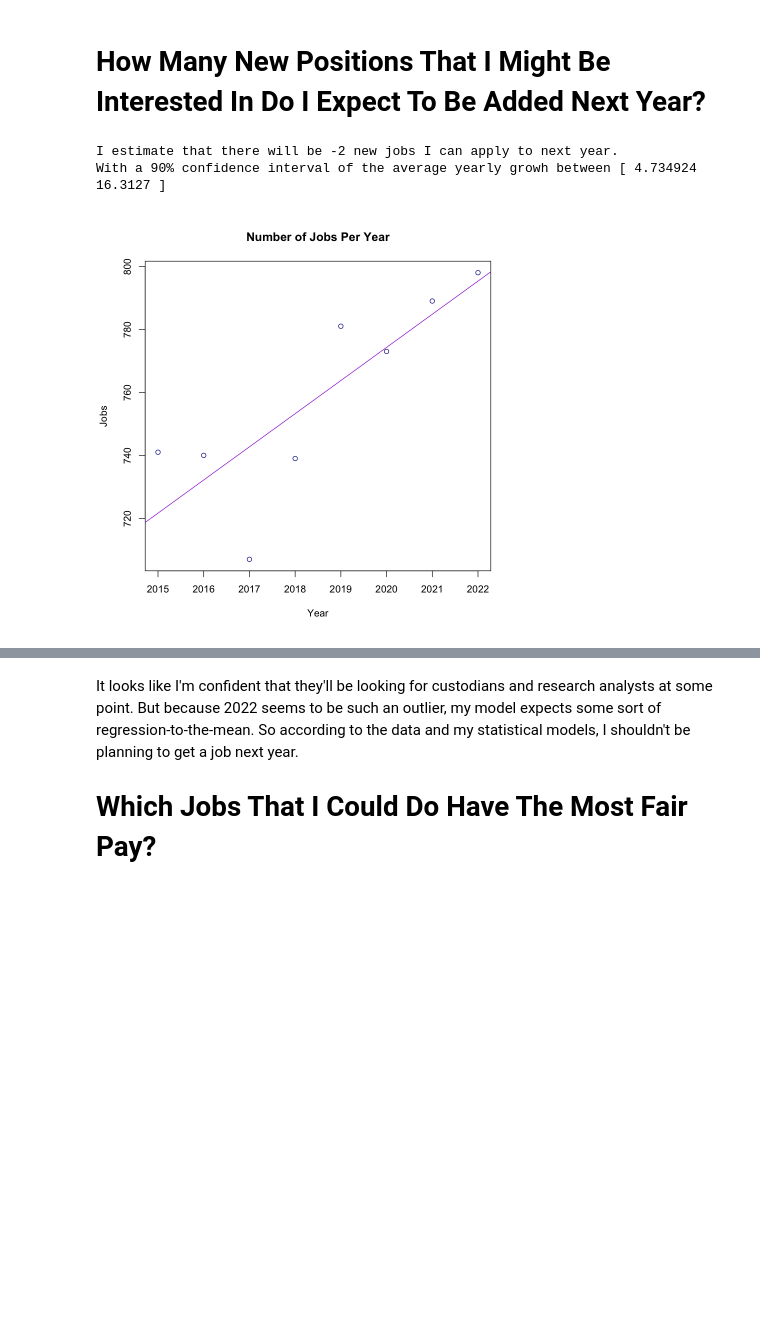
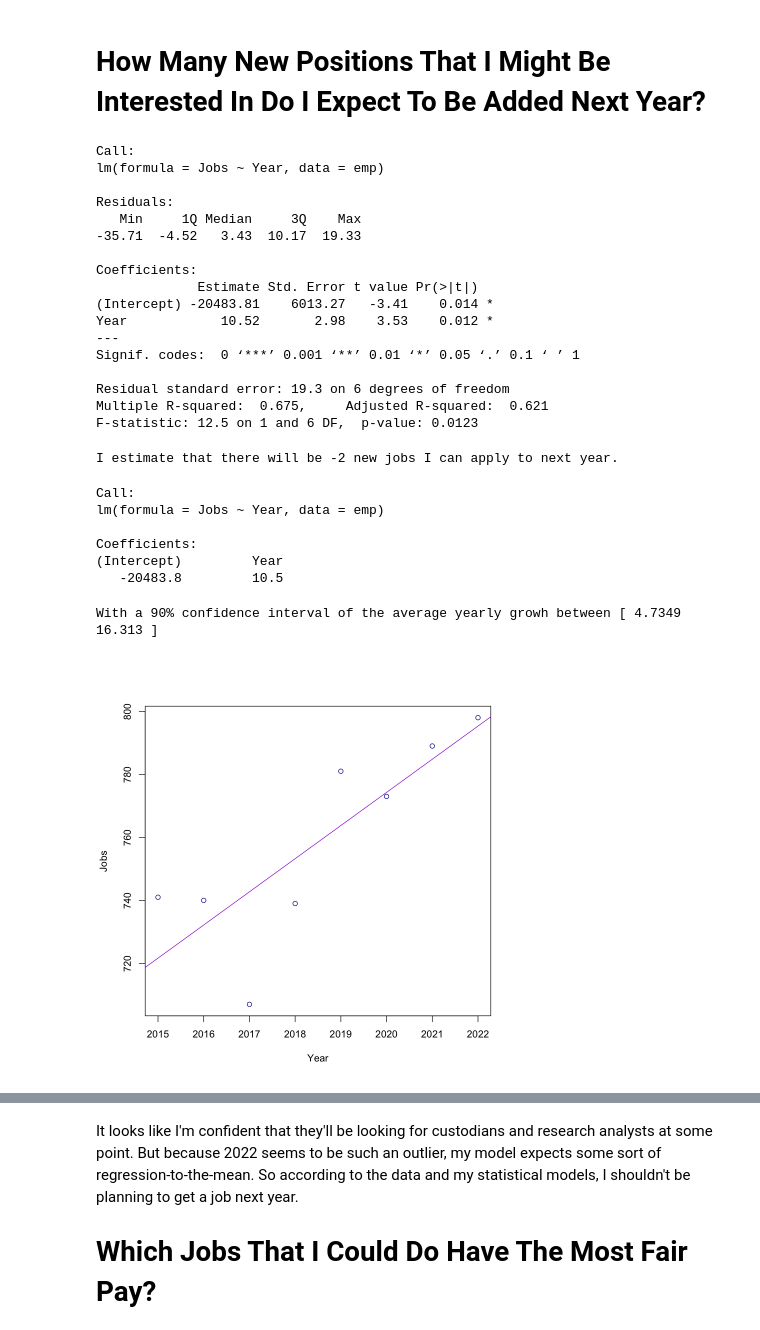
Before and after one commit to Laharah/ma255stats, a Jupyter notebook: Project.ipynb, the cells around one changed output, grey strips where cells are left out. Cells and saved outputs as stored; diff of their text form; code cells hidden in the pictures; blank space fills up the shorter version.

```diff
--- a/Project.ipynb
+++ b/Project.ipynb
@@ -279,6 +283,7 @@ employees <- function(dfs){  # Extracts the number of employees from a set of da
 
 emp = employees(years)
 emp = data.frame(Year = 1:length(emp)+2014, Workers=emp)
+
 lrg = lm(Workers~Year, data=emp)
 summ = summary(lrg)
 # Growth estimate
@@ -290,9 +295,11 @@ cat("Job Growth Estimate: ", summ$coefficients[2, 1], "\n\n")
 sderr = summ$coefficients[2, 2]
 b1 = summ$coefficients[2, 1]
 tda = qt(0.95, nrow(emp)-2)
+tda
 #tval (found at summ$coefficients[2,3] (I'll do it below, for now))
 
 #    calc interval
+
 
 ci = c(b1 - tda * sderr, b1 + tda * sderr) # more easily done with confint(lrg, level=%)[2,]
 cat("\n90% confidence interval for job growth: [", ci, "]\n")
@@ -305,11 +312,13 @@ cat("\n\nExpected new jobs in 2023: ", as.integer(expected2023 - jobs2022), "\n"
 
 # Plot with trend
 #emp
-plot(emp, main="Yearly overall Job Growth", col="darkblue")
+plot(emp, col="darkblue")
 abline(lrg, col="darkviolet")
 
 # Calc P val (found at summ$coefficients[2,4], if you don't feel like doing it yourself)
 tstat = (b1-0)/sderr
-pval = 2 * pt(-tstat, nrow(emp)-2)
+tstat
+pval = 1-pt(tstat, nrow(emp)-2)
+pval
 cat(paste("\n\nP-value: ", pval))
 # %% [output]
@@ -419,23 +427,47 @@ A data.frame: 9 × 8
 # %%
 # Estimate of overall job growth in the jobs I'm interested in
 years = split(QUAL, fiscal.year)
 emp = employees(years)
 emp = data.frame(Year=1:length(emp)+2014, Jobs=emp)
 fit = lm(Jobs~Year, emp)
+summary(fit)
 
-plot(emp, xlab="Year", ylab="Jobs", main="Number of Jobs Per Year", col="darkblue")
+plot(emp, xlab="Year", ylab="Jobs", col="darkblue")
 abline(fit, col="darkviolet")
 
 
 cat("I estimate that there will be", as.integer(predict(fit, data.frame(Year=2022))-emp[emp$Year==2022,2]), "new jobs I can apply to next year.")
 
-
+fit
 
 cat("\nWith a 90% confidence interval of the average yearly growh between [", confint(fit, level=0.90)[2,], "]")
 # %% [output]
-I estimate that there will be -2 new jobs I can apply to next year.
-With a 90% confidence interval of the average yearly growh between [ 4.734924 16.3127 ]
+Call:
+lm(formula = Jobs ~ Year, data = emp)
+
+Residuals:
+   Min     1Q Median     3Q    Max
+-35.71  -4.52   3.43  10.17  19.33
+
+Coefficients:
+             Estimate Std. Error t value Pr(>|t|)
+(Intercept) -20483.81    6013.27   -3.41    0.014 *
+Year            10.52       2.98    3.53    0.012 *
+---
+Signif. codes:  0 ‘***’ 0.001 ‘**’ 0.01 ‘*’ 0.05 ‘.’ 0.1 ‘ ’ 1
+
+Residual standard error: 19.3 on 6 degrees of freedom
+Multiple R-squared:  0.675,     Adjusted R-squared:  0.621
+F-statistic: 12.5 on 1 and 6 DF,  p-value: 0.0123
+I estimate that there will be -2 new jobs I can apply to next year.
+Call:
+lm(formula = Jobs ~ Year, data = emp)
+
+Coefficients:
+(Intercept)         Year
+   -20483.8         10.5
+With a 90% confidence interval of the average yearly growh between [ 4.7349 16.313 ]
-[figure, old version]
+[figure, new version]
 # %%
 # Lets look and see if there is any predicted growth in the kind of jobs I'm insterested in.
 gen_class = QUAL$gen_class
```
Also changed, not shown: parts of 13 cells of this notebook, 23 other files.
